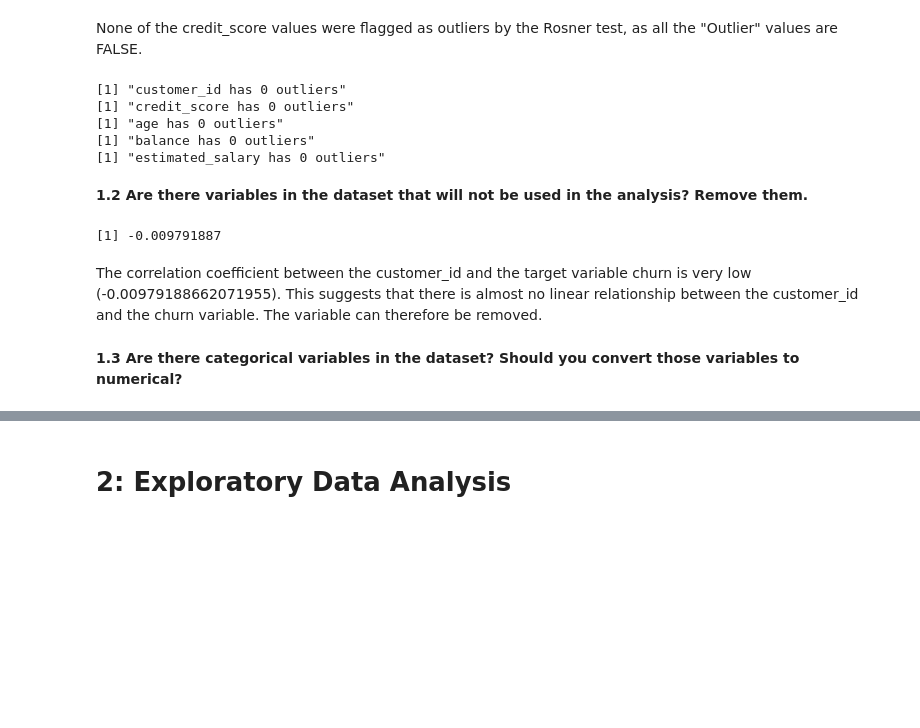
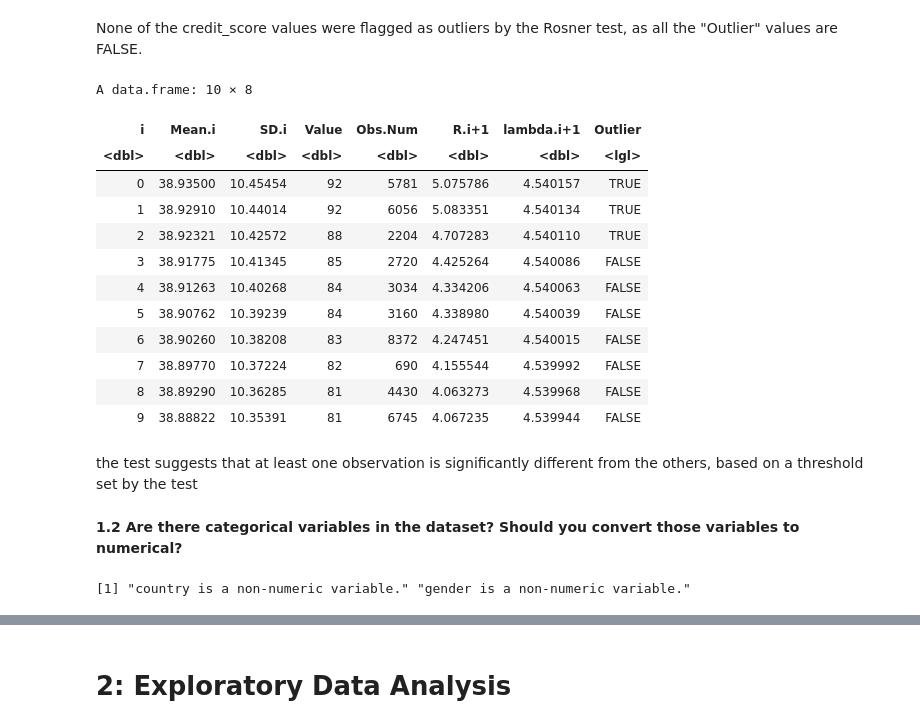
Before and after one commit to PascalEissler/rsm_data_analytics, a Jupyter notebook: Group 7 Project 2.ipynb, the cells around one changed output, grey strips where cells are left out. Saved outputs shown, nothing was run; the diff lists cells and outputs as text; code cells hidden in the pictures; blank space fills up the shorter version.

```diff
--- a/Group 7 Project 2.ipynb
+++ b/Group 7 Project 2.ipynb
@@ -162,0 +171,20 @@ paste0(length(z_outlier), " outliers using the z-score filter")
+# %%
+z_score_and_hample <- function(df) {
+  # Z-score filter
+  df$z_age <- (df$age - mean(df$age))/sd(df$age)
+  df$z_creditscore <- (df$credit_score - mean(df$credit_score))/sd(df$credit_score)
+  z_age_outliers <- which(df$z_age < -3 | df$z_age > 3)
+  z_creditscore_outliers <- which(df$z_creditscore < -3 | df$z_creditscore > 3)
+  cat(paste0(length(z_age_outliers), " outliers detected in 'age' using the z-score filter\n"))
+  cat(paste0(length(z_creditscore_outliers), " outliers detected in 'credit_score' using the z-score filter\n"))
+
+  # Hample filter
+  lower_bound_age <- median(df$age) - 3 * mad(df$age, constant = 1)
+  upper_bound_age <- median(df$age) + 3 * mad(df$age, constant = 1)
+  hample_age_outliers <- which(df$age < lower_bound_age | df$age > upper_bound_age)
+  lower_bound_creditscore <- median(df$credit_score) - 3 * mad(df$credit_score, constant = 1)
+  upper_bound_creditscore <- median(df$credit_score) + 3 * mad(df$credit_score, constant = 1)
+  hample_creditscore_outliers <- which(df$credit_score < lower_bound_creditscore | df$credit_score > upper_bound_creditscore)
+  cat(paste0(length(hample_age_outliers), " outliers detected in 'age' using the Hample filter\n"))
+  cat(paste0(length(hample_creditscore_outliers), " outliers detected in 'credit_score' using the Hample filter\n"))
+}
@@ -291,19 +301,0 @@ has_outliers <- function(dataframe, numeric_columns) {
-# %%
-for (var in numeric_variables) {
-  outliers <- has_outliers(df, var)
-  print(paste(var, "has", outliers, "outliers"))
-}
-# %% [output]
-[1] "customer_id has 0 outliers"
-[1] "credit_score has 0 outliers"
-[1] "age has 0 outliers"
-[1] "balance has 0 outliers"
-[1] "estimated_salary has 0 outliers"
-# %% [markdown]
-__1.2 Are there variables in the dataset that will not be used in the analysis? Remove them.__
-# %%
-cor(df$customer_id, df$churn)
-# %% [output]
-[1] -0.009791887
-# %% [markdown]
-The correlation coefficient between the customer_id and the target variable churn is very low (-0.00979188662071955). This suggests that there is almost no linear relationship between the customer_id and the churn variable. The variable can therefore be removed.
@@ -313,6 +302,32 @@ df <- select(df, -customer_id)
+# %%
+test <- rosnerTest(df$age,
+  k = 10
+)
+test$all.stats
+# %% [output]
+A data.frame: 10 × 8
+| i | Mean.i | SD.i | Value | Obs.Num | R.i+1 | lambda.i+1 | Outlier |
+| <dbl> | <dbl> | <dbl> | <dbl> | <dbl> | <dbl> | <dbl> | <lgl> |
+| 0 | 38.93500 | 10.45454 | 92 | 5781 | 5.075786 | 4.540157 | TRUE |
+| 1 | 38.92910 | 10.44014 | 92 | 6056 | 5.083351 | 4.540134 | TRUE |
+| 2 | 38.92321 | 10.42572 | 88 | 2204 | 4.707283 | 4.540110 | TRUE |
+| 3 | 38.91775 | 10.41345 | 85 | 2720 | 4.425264 | 4.540086 | FALSE |
+| 4 | 38.91263 | 10.40268 | 84 | 3034 | 4.334206 | 4.540063 | FALSE |
+| 5 | 38.90762 | 10.39239 | 84 | 3160 | 4.338980 | 4.540039 | FALSE |
+| 6 | 38.90260 | 10.38208 | 83 | 8372 | 4.247451 | 4.540015 | FALSE |
+| 7 | 38.89770 | 10.37224 | 82 | 690 | 4.155544 | 4.539992 | FALSE |
+| 8 | 38.89290 | 10.36285 | 81 | 4430 | 4.063273 | 4.539968 | FALSE |
+| 9 | 38.88822 | 10.35391 | 81 | 6745 | 4.067235 | 4.539944 | FALSE |
+# %% [markdown]
+the test suggests that at least one observation is significantly different from the others, based on a threshold set by the test
 # %% [markdown]
-__1.3 Are there categorical variables in the dataset?
+__1.2 Are there categorical variables in the dataset?
 Should you convert those variables to numerical?__
+# %%
+non_numeric_variables <- names(which(sapply(df, class) == "character"))
+paste0(non_numeric_variables, " is a non-numeric variable.")
+# %% [output]
+[1] "country is a non-numeric variable." "gender is a non-numeric variable."
 # %%
 #One-hot encoding of gender variable
 gender_encoded <- model.matrix(~ gender - 1, data = df)
```
Also changed, not shown: parts of 60 cells of this notebook.
